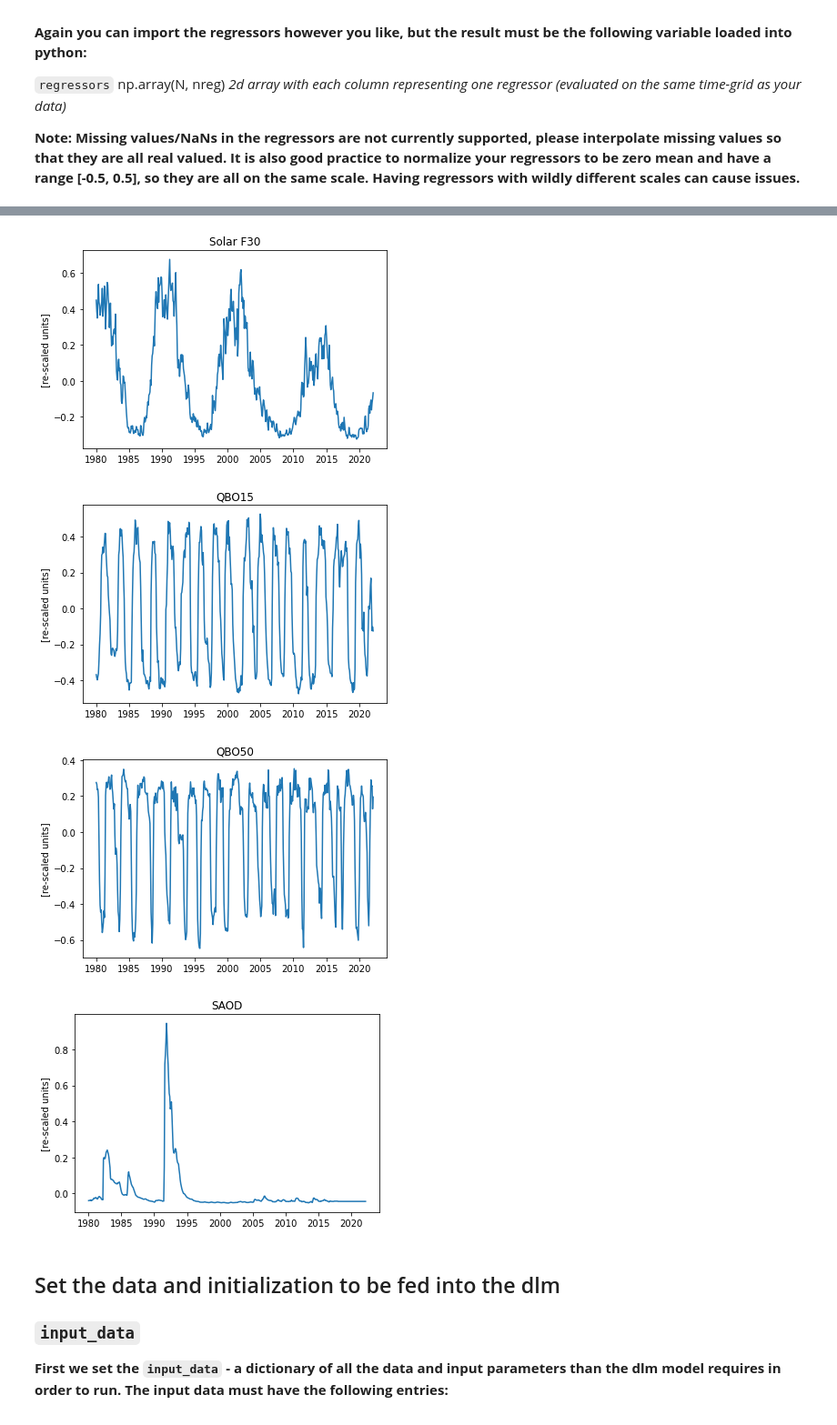
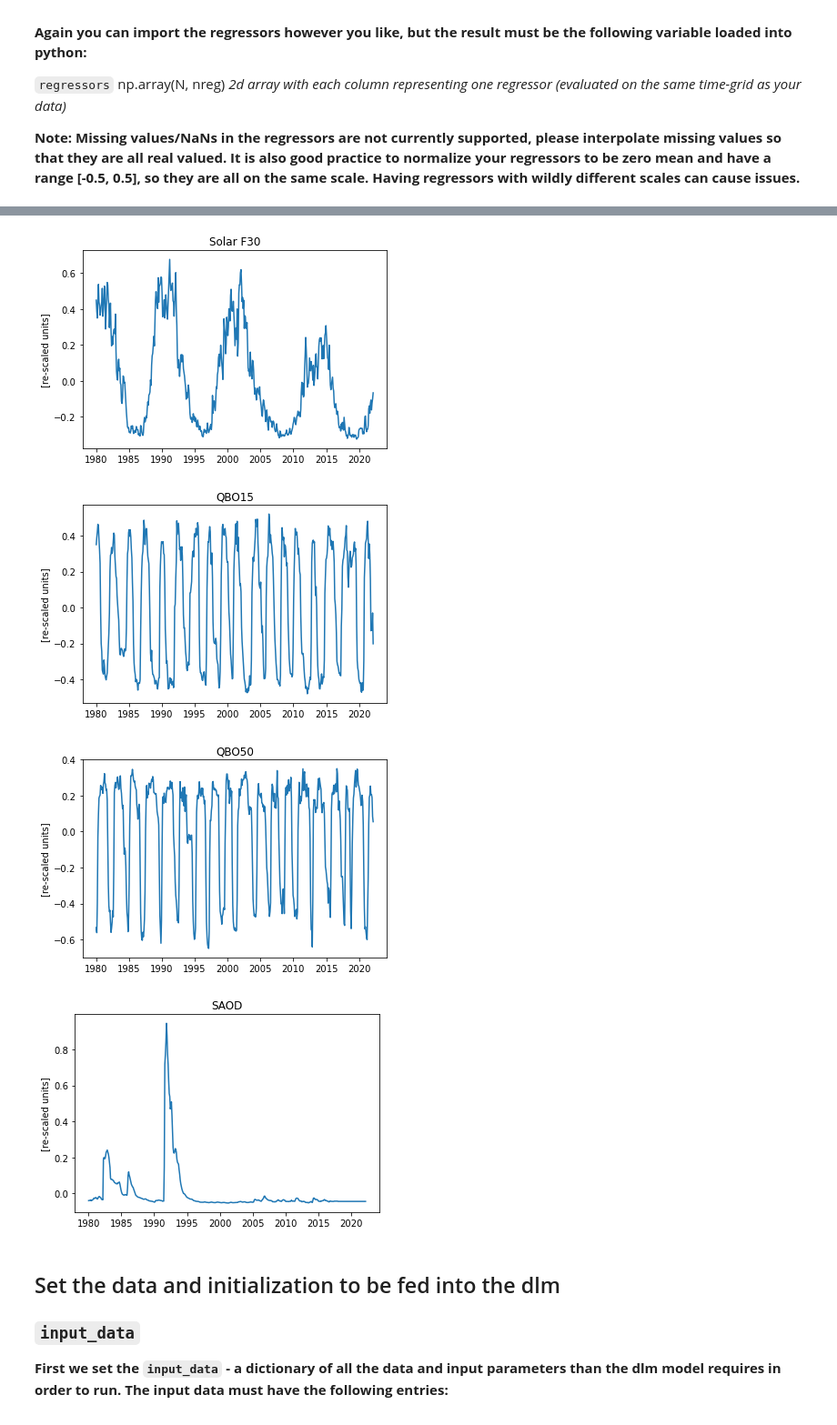
Before and after one commit to seand13/dlmf11, a Jupyter notebook: dlm_f11_surface_example-dynregs.ipynb, the cells around one changed output, grey strips where cells are left out. Shown: that part at 91% size. Cells and saved outputs as stored; diff of their text form; code cells hidden in the pictures.

Commit message:
new f11 surface data

```diff
--- a/dlm_f11_surface_example-dynregs.ipynb
+++ b/dlm_f11_surface_example-dynregs.ipynb
@@ -46,11 +46,9 @@ dynreg_model = pickle.load(open('models/dlm_dynregs_ar1.pkl', 'rb'))
 # Import data from a netCDF
 data = readsav('data/GMD_F11.sav')
 
-# The first element is F11 @ 60 S, 20.5 km
-d = data['f11_sh']
+d = data['f11_nh']
 
-# We don't really know, but we'll assume the error on the F11 data is 20%
-s = data['f11_sd_sh']
+s = data['f11_sd_nh']
 
 N = len(d)
 
@@ -112,13 +110,13 @@ qbo30 = (qbo30 - qbo30.mean()) / (qbo30.max() - qbo30.min())
 # QBO50
 y=regressor[:,1]
 Y = interpolate.InterpolatedUnivariateSpline(t, y,ext=3)
-qbo50 = Y(T-365.) # This extacts the regressor at the times you have in your dataset, interpolated in case the time grid is different
+qbo50 = Y(T-850.) # This extacts the regressor at the times you have in your dataset, interpolated in case the time grid is different
 qbo50 = (qbo50 - qbo50.mean()) / (qbo50.max() - qbo50.min())
 
 # QBO15
 y=regressor[:,3]
 Y = interpolate.InterpolatedUnivariateSpline(t, y,ext=3)
-qbo15 = Y(T-365.) # This extacts the regressor at the times you have in your dataset, interpolated in case the time grid is different
+qbo15 = Y(T-850.) # This extacts the regressor at the times you have in your dataset, interpolated in case the time grid is different
 qbo15 = (qbo15 - qbo15.mean()) / (qbo15.max() - qbo15.min())
 
 
@@ -135,35 +133,35 @@ saod = (saod - saod.mean()) / (saod.max() - saod.min())
 regressors = np.column_stack([enso, solar, qbo15, qbo50,saod]) # Stack of all the regressors together in a 2d array
 
 # Plot all the regressors to check they look OK
 plt.plot(timeobj, enso)
 plt.title('ENSO')
 plt.ylabel('[re-scaled units]')
 plt.show()
 
 plt.plot(timeobj, solar)
 plt.title('Solar F30')
 plt.ylabel('[re-scaled units]')
 plt.show()
 
 plt.plot(timeobj, qbo15)
 plt.title('QBO15')
 plt.ylabel('[re-scaled units]')
 plt.show()
 
 plt.plot(timeobj, qbo50)
 plt.title('QBO50')
 plt.ylabel('[re-scaled units]')
 plt.show()
 
 plt.plot(timeobj, saod)
 plt.title('SAOD')
 plt.ylabel('[re-scaled units]')
 plt.show()
 # %% [output]
 [figure]
 [figure]
-[figure, old version]
+[figure, new version]
-[figure, old version]
+[figure, new version]
 [figure]
 # %% [markdown]
 ## Set the data and initialization to be fed into the dlm
```
Also changed, not shown: parts of 11 cells of this notebook, 2 other files.
